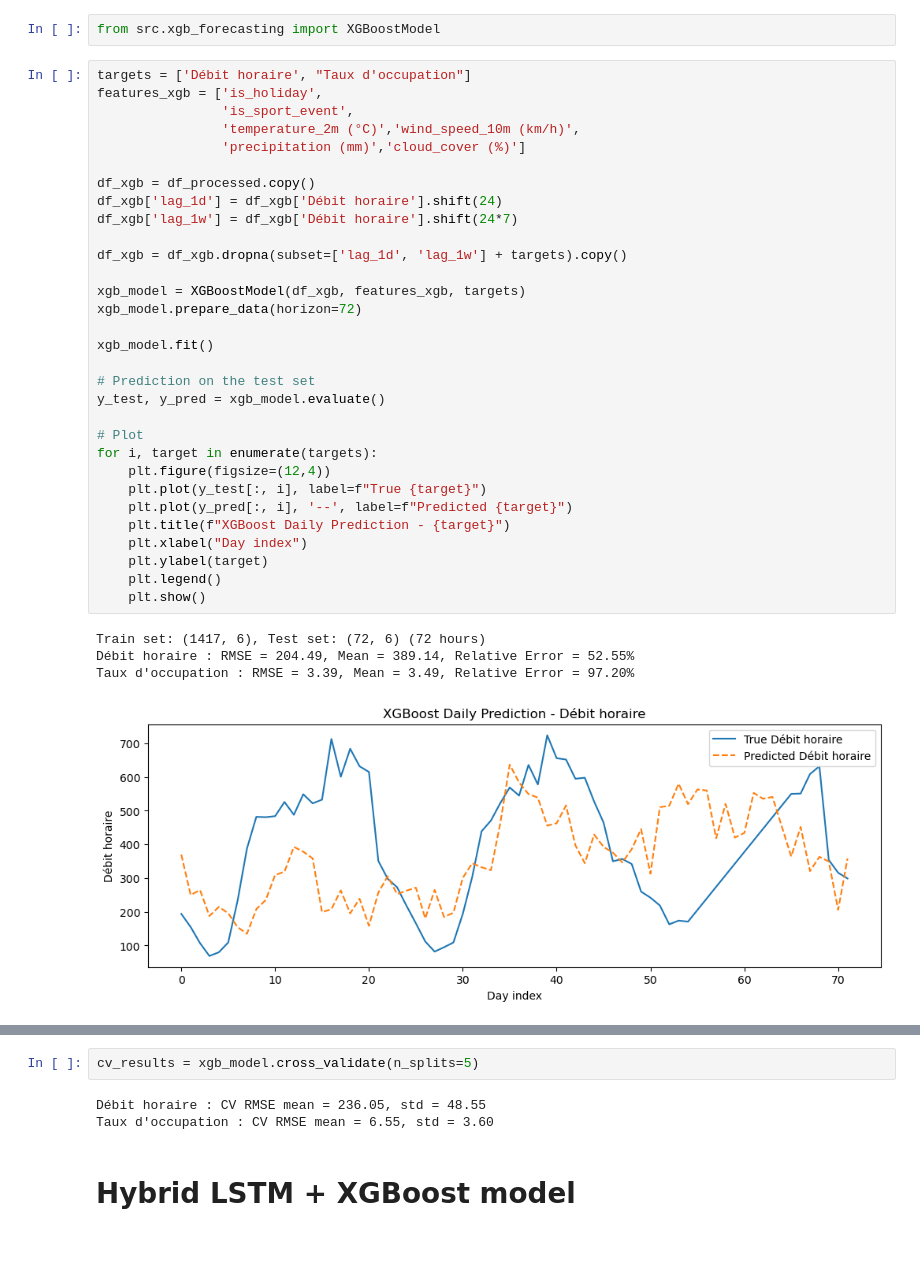
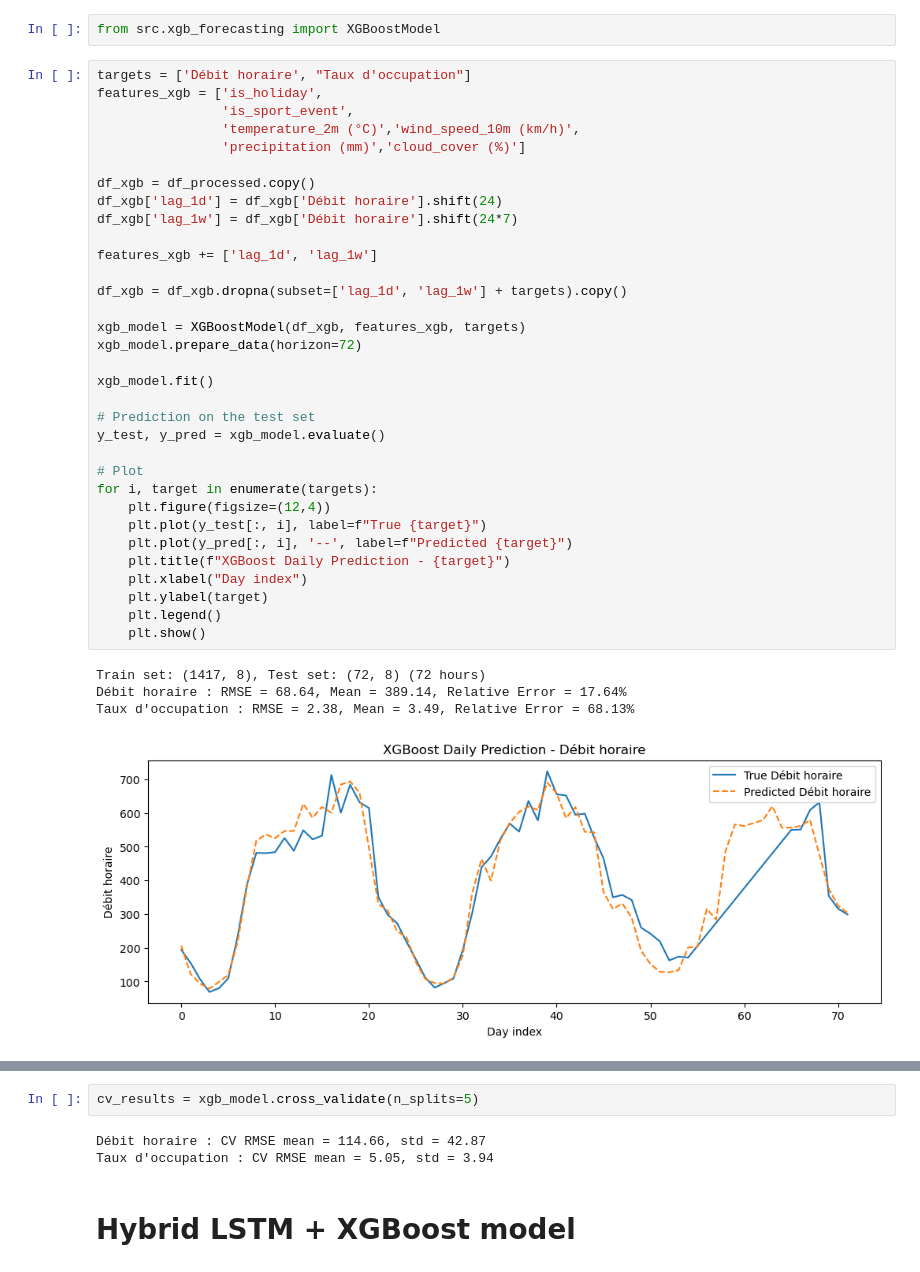
Before and after one commit to JimmyGuertin/Datathon-BCG, a Jupyter notebook: notebooks/forecasting_convention.ipynb, the cells around one changed output, grey strips where cells are left out. Saved outputs shown, nothing was run; the diff lists cells and outputs as text.

```diff
--- a/notebooks/forecasting_convention.ipynb
+++ b/notebooks/forecasting_convention.ipynb
@@ -115,34 +115,36 @@ targets = ['Débit horaire', "Taux d'occupation"]
 features_xgb = ['is_holiday',
                 'is_sport_event',
                 'temperature_2m (°C)','wind_speed_10m (km/h)',
                 'precipitation (mm)','cloud_cover (%)']
 
 df_xgb = df_processed.copy()
 df_xgb['lag_1d'] = df_xgb['Débit horaire'].shift(24)
 df_xgb['lag_1w'] = df_xgb['Débit horaire'].shift(24*7)
+
+features_xgb += ['lag_1d', 'lag_1w']
 
 df_xgb = df_xgb.dropna(subset=['lag_1d', 'lag_1w'] + targets).copy()
 
 xgb_model = XGBoostModel(df_xgb, features_xgb, targets)
 xgb_model.prepare_data(horizon=72)
 
 xgb_model.fit()
 
 # Prediction on the test set
 y_test, y_pred = xgb_model.evaluate()
 
 # Plot
 for i, target in enumerate(targets):
     plt.figure(figsize=(12,4))
     plt.plot(y_test[:, i], label=f"True {target}")
     plt.plot(y_pred[:, i], '--', label=f"Predicted {target}")
     plt.title(f"XGBoost Daily Prediction - {target}")
     plt.xlabel("Day index")
     plt.ylabel(target)
     plt.legend()
     plt.show()
 # %% [output]
-Train set: (1417, 6), Test set: (72, 6) (72 hours)
-Débit horaire : RMSE = 204.49, Mean = 389.14, Relative Error = 52.55%
-Taux d'occupation : RMSE = 3.39, Mean = 3.49, Relative Error = 97.20%
+Train set: (1417, 8), Test set: (72, 8) (72 hours)
+Débit horaire : RMSE = 68.64, Mean = 389.14, Relative Error = 17.64%
+Taux d'occupation : RMSE = 2.38, Mean = 3.49, Relative Error = 68.13%
-[figure, old version]
+[figure, new version]
@@ -150,8 +152,8 @@ Taux d'occupation : RMSE = 3.39, Mean = 3.49, Relative Error = 97.20%
 # %%
 cv_results = xgb_model.cross_validate(n_splits=5)
 # %% [output]
-Débit horaire : CV RMSE mean = 236.05, std = 48.55
-Taux d'occupation : CV RMSE mean = 6.55, std = 3.60
+Débit horaire : CV RMSE mean = 114.66, std = 42.87
+Taux d'occupation : CV RMSE mean = 5.05, std = 3.94
 # %% [markdown]
 # Hybrid LSTM + XGBoost model
 # %%
```
Also changed, not shown: parts of 8 cells of this notebook, 3 other files.
